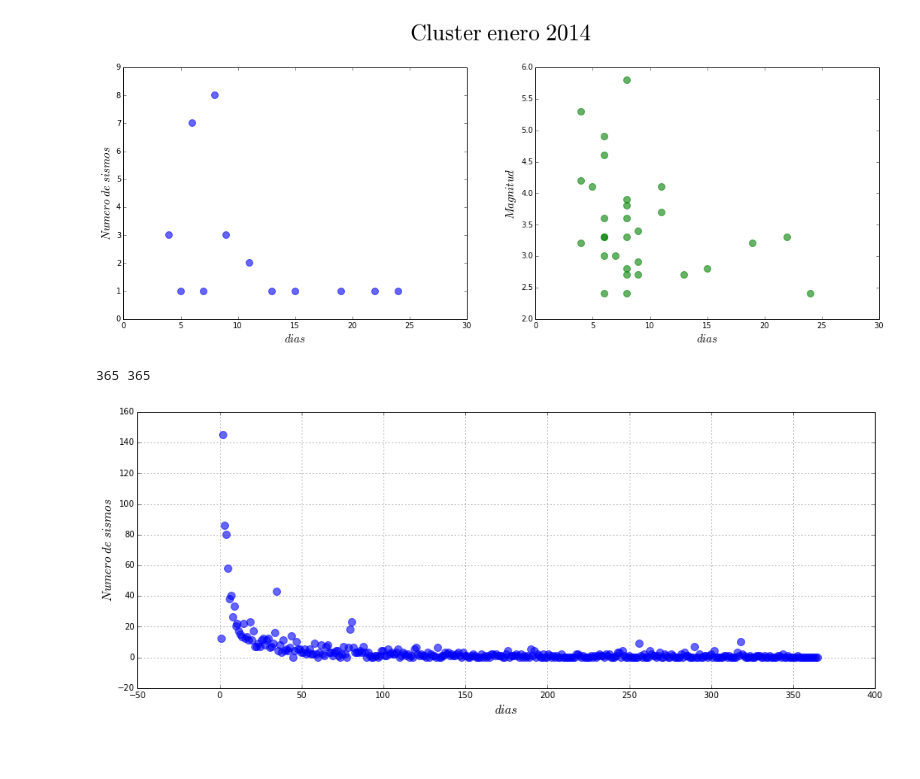
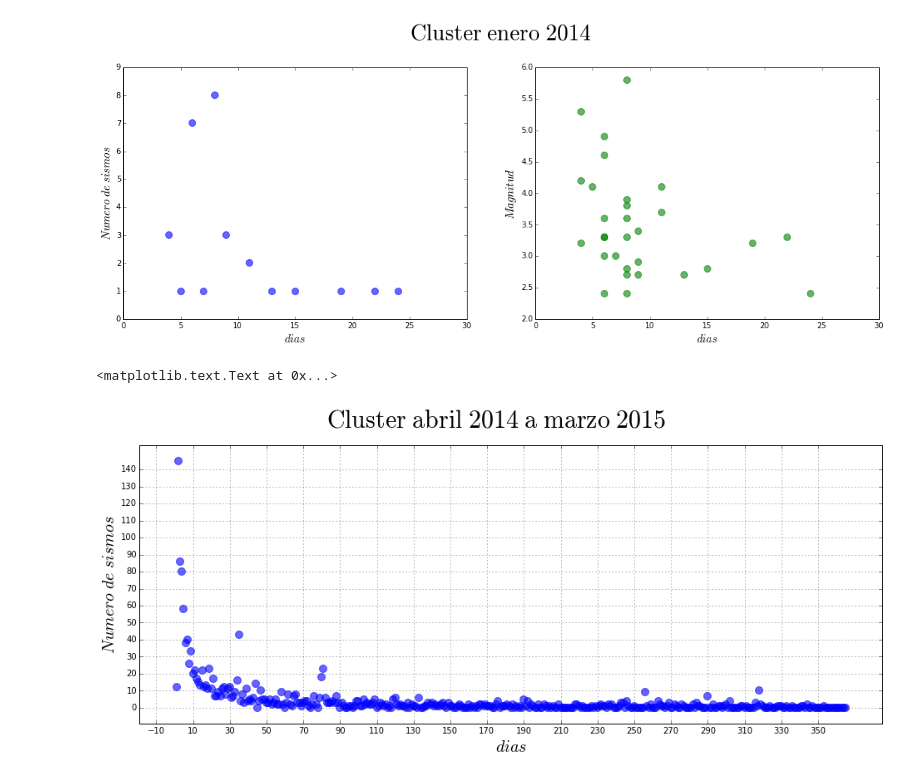
Before and after one commit to auracuervog/Sismologia20151, a Jupyter notebook: Tarea1/Tarea1.ipynb, the cells around one changed output. Saved outputs shown, nothing was run; the diff lists cells and outputs as text; code cells hidden in the pictures; blank space fills up the shorter version.

```diff
--- a/Tarea1/Tarea1.ipynb
+++ b/Tarea1/Tarea1.ipynb
@@ -136,30 +136,8 @@ plt.ylabel(r'$Magnitud$', fontsize=15)
 <matplotlib.text.Text at 0x...>
 [figure]
 # %%
-dias4 = []
-mag4 = []
-dias5 = []
-mag5 = []
-dias6 = []
-mag6 = []
-dias7 = []
-mag7 = []
-dias8 = []
-mag8 = []
-dias9 = []
-mag9 = []
-dias10 = []
-mag10 = []
-dias11 = []
-mag11 = []
-dias12 = []
-mag12 = []
-dias1 = []
-mag1 = []
-dias2 = []
-mag2 = []
-dias3 = []
-mag3 = []
+dias4 = []; mag4 = []; dias5 = []; mag5 = []; dias6 = []; mag6 = []; dias7 = []; mag7 = []; dias8 = []; mag8 = []; dias9 = []; mag9 = []; dias10 = []
+mag10 = []; dias11 = []; mag11 = []; dias12 = []; mag12 = []; dias1 = []; mag1 = []; dias2 = []; mag2 = []; dias3 = []; mag3 = []
 
 #A continuación se separan los datos por meses y se cuenta el número de sismos por día
 for i in range(size):
@@ -302,17 +432,20 @@ for p in range(0,28):
 # %%
 anhoc = []
 for q in range(0,365):
     anhoc.append(q+1)
-total_sismos = []
-total_sismos = num4+num5+num6+num7+num8+num9+num10+num11+num12+num1+num2+num3
 
-print len(anhoc), len(total_sismos)
-plt.figure(figsize=(16, 6))
-#plt.subplot(121)
-plt.scatter(anhoc, total_sismos, color = "blue", s= 80, alpha = 0.6 )
-plt.xlabel(r'$dias$', fontsize=15)
-plt.ylabel(r'$Numero \ de \ sismos$', fontsize=15)
+fig = plt.figure()
+ax = fig.gca()
+
+fig.set_size_inches(16,6)
+ax.set_xticks(np.arange(-10,370,20))
+ax.set_yticks(np.arange(-10,150,10))
+ax.scatter(anhoc, total_sismos, color = "blue", s= 80, alpha = 0.6 )
 grid()
+
+plt.xlabel(r'$dias$', fontsize=20)
+plt.ylabel(r'$Numero \ de \ sismos$', fontsize=20)
+plt.text(82.5, 165, "$\mathrm{Cluster \ abril \ 2014 \ a \ marzo \ 2015 }$", fontsize=30, rotation='horizontal')
 # %% [output]
-365 365
+<matplotlib.text.Text at 0x...>
-[figure, old version]
+[figure, new version]
```
Also changed, not shown: parts of 18 cells of this notebook.
